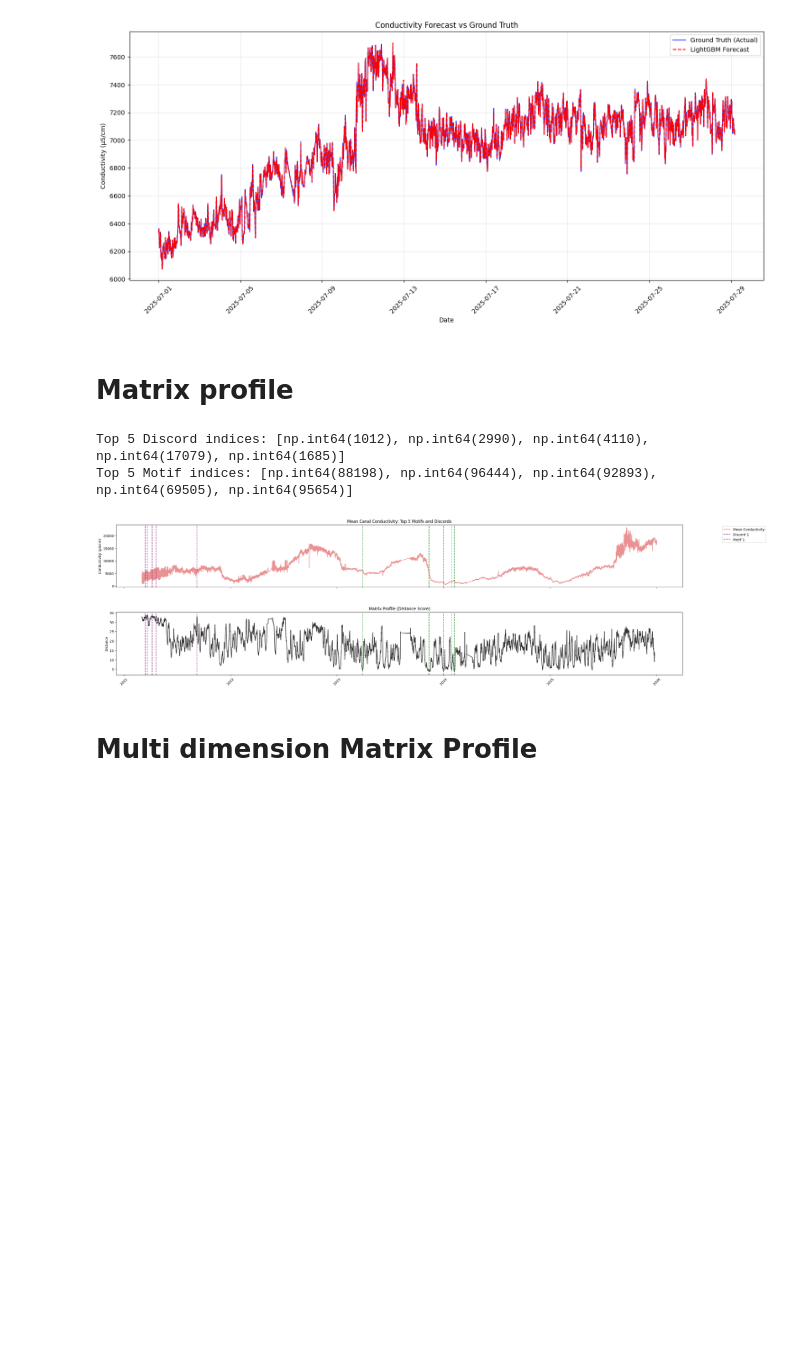
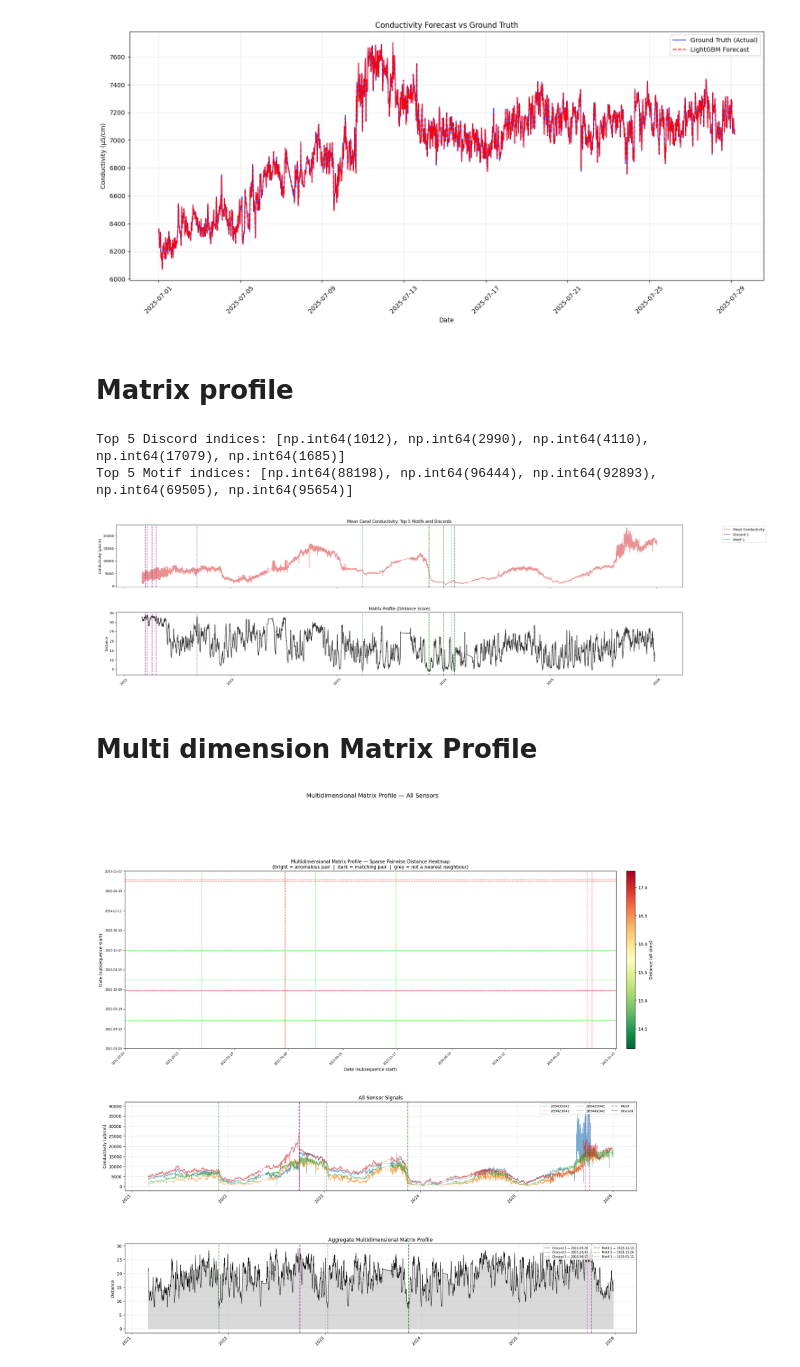
Before and after one commit to ShehabEldeenAyman/Gent-Terneuzen-canal, a Jupyter notebook: time_series_analysis/LightGBM-XGBoost.ipynb, the cells around one changed output. Cells and saved outputs as stored; diff of their text form; code cells hidden in the pictures; blank space fills up the shorter version.

```diff
--- a/time_series_analysis/LightGBM-XGBoost.ipynb
+++ b/time_series_analysis/LightGBM-XGBoost.ipynb
@@ -603,43 +624,40 @@ for i in range(n_subseq):
 # %%
-# ── 5. Visualization ──────────────────────────────────────────────────────────
+# ── 6. Visualization ──────────────────────────────────────────────────────────
 fig = plt.figure(figsize=(22, 20))
 gs  = fig.add_gridspec(3, 2, height_ratios=[2, 1, 1], hspace=0.45, wspace=0.3)
 
-# ── Panel A: 2D Heatmap (both axes = dates) ───────────────────────────────────
+# ── Panel A: Heatmap (both axes = dates) ─────────────────────────────────────
 ax_heat = fig.add_subplot(gs[0, :])
 
-# Downsample for performance if signal is long
-step = max(1, n_subseq // 500)
-ds   = dist_matrix[::step, ::step]
-tick_positions = np.arange(0, n_subseq, step * max(1, n_subseq // (step * 10)))
-tick_labels    = [time_index[i].strftime('%Y-%m-%d') for i in tick_positions if i < len(time_index)]
-tick_display   = np.arange(len(tick_labels))
+im = ax_heat.imshow(ds, aspect='auto', cmap='RdYlGn_r',
+                    origin='lower', interpolation='nearest')
 
-im = ax_heat.imshow(ds, aspect='auto', cmap='RdYlGn_r', origin='lower',
-                    interpolation='nearest')
-ax_heat.set_xticks(tick_display)
-ax_heat.set_xticklabels(tick_labels, rotation=45, ha='right', fontsize=7)
-ax_heat.set_yticks(tick_display)
-ax_heat.set_yticklabels(tick_labels, fontsize=7)
-ax_heat.set_title('Multidimensional Matrix Profile — Pairwise Distance Heatmap\n'
-                  '(bright = anomalous pair, dark = matching pair)', fontsize=12)
+# Map sampled positions → real dates
+n_ticks = 10
+tick_pos  = np.linspace(0, len(sample_idx) - 1, n_ticks, dtype=int)
+tick_dates = [time_index[sample_idx[p]].strftime('%Y-%m-%d')
+              for p in tick_pos if sample_idx[p] < len(time_index)]
+
+ax_heat.set_xticks(tick_pos[:len(tick_dates)])
+ax_heat.set_xticklabels(tick_dates, rotation=45, ha='right', fontsize=7)
+ax_heat.set_yticks(tick_pos[:len(tick_dates)])
+ax_heat.set_yticklabels(tick_dates, fontsize=7)
+ax_heat.set_title('Multidimensional Matrix Profile — Sparse Pairwise Distance Heatmap\n'
+                  '(bright = anomalous pair  |  dark = matching pair  |  grey = not a nearest neighbour)',
+                  fontsize=11)
 ax_heat.set_xlabel('Date (subsequence start)')
 ax_heat.set_ylabel('Date (subsequence start)')
+plt.colorbar(im, ax=ax_heat, fraction=0.02, pad=0.02, label='Distance (all dims)')
 
-cbar = plt.colorbar(im, ax=ax_heat, fraction=0.02, pad=0.02)
-cbar.set_label('Distance (all dimensions)')
-
-# Mark motifs and discords on heatmap
-motif_color   = 'lime'
-discord_color = 'red'
-for idx in motifs:
-    ds_idx = idx // step
-    ax_heat.axvline(ds_idx, color=motif_color,   linestyle='--', alpha=0.7, linewidth=1.2)
-    ax_heat.axhline(ds_idx, color=motif_color,   linestyle='--', alpha=0.7, linewidth=1.2)
-for idx in discords:
-    ds_idx = idx // step
-    ax_heat.axvline(ds_idx, color=discord_color, linestyle='--', alpha=0.7, linewidth=1.2)
-    ax_heat.axhline(ds_idx, color=discord_color, linestyle='--', alpha=0.7, linewidth=1.2)
+# Overlay motif / discord lines on heatmap
+for i, idx in enumerate(motifs):
+    ds_idx = int(np.searchsorted(sample_idx, idx))
+    ax_heat.axvline(ds_idx, color='lime',   linestyle='--', alpha=0.8 - i*0.15, linewidth=1.2)
+    ax_heat.axhline(ds_idx, color='lime',   linestyle='--', alpha=0.8 - i*0.15, linewidth=1.2)
+for i, idx in enumerate(discords):
+    ds_idx = int(np.searchsorted(sample_idx, idx))
+    ax_heat.axvline(ds_idx, color='red',    linestyle='--', alpha=0.8 - i*0.15, linewidth=1.2)
+    ax_heat.axhline(ds_idx, color='red',    linestyle='--', alpha=0.8 - i*0.15, linewidth=1.2)
 
 # ── Panel B: Per-sensor signals ───────────────────────────────────────────────
 ax_sig = fig.add_subplot(gs[1, :])
@@ -647,55 +665,47 @@ colors_sensor = ['#1f77b4', '#ff7f0e', '#2ca02c', '#d62728']
 for s, col in zip(sensors, colors_sensor):
     ax_sig.plot(time_index, final_df[s].interpolate().values,
                 label=s, color=col, alpha=0.6, linewidth=0.7)
-
 for i, idx in enumerate(motifs):
-    alpha_val = 1.0 - i * 0.2
     ax_sig.axvline(time_index[idx], color='green',  linestyle='--',
-                   alpha=alpha_val, label='Motif' if i == 0 else None)
+                   alpha=0.8 - i*0.2, label='Motif'   if i == 0 else None)
 for i, idx in enumerate(discords):
-    alpha_val = 1.0 - i * 0.2
     ax_sig.axvline(time_index[idx], color='purple', linestyle='--',
-                   alpha=alpha_val, label='Discord' if i == 0 else None)
-
+                   alpha=0.8 - i*0.2, label='Discord' if i == 0 else None)
 ax_sig.set_title('All Sensor Signals')
 ax_sig.set_ylabel('Conductivity (μS/cm)')
 ax_sig.legend(loc='upper right', fontsize=8, ncol=3)
 ax_sig.grid(True, alpha=0.3)
 plt.setp(ax_sig.get_xticklabels(), rotation=45, ha='right')
 
-# ── Panel C: Aggregate profile (1D summary) ───────────────────────────────────
+# ── Panel C: Aggregate matrix profile ─────────────────────────────────────────
 ax_mp = fig.add_subplot(gs[2, :])
 ax_mp.plot(time_index[:len(aggregate_profile)], aggregate_profile,
-           color='black', linewidth=0.8, alpha=0.8)
+           color='black', linewidth=0.8)
 ax_mp.fill_between(time_index[:len(aggregate_profile)], aggregate_profile,
                    alpha=0.15, color='black')
-
 for i, idx in enumerate(discords):
-    alpha_val = 1.0 - i * 0.2
-    ax_mp.axvline(time_index[idx], color='purple', linestyle='--', alpha=alpha_val,
+    ax_mp.axvline(time_index[idx], color='purple', linestyle='--', alpha=0.8 - i*0.2,
                   label=f'Discord {i+1} — {time_index[idx].strftime("%Y-%m-%d")}')
 for i, idx in enumerate(motifs):
-    alpha_val = 1.0 - i * 0.2
-    ax_mp.axvline(time_index[idx], color='green',  linestyle='--', alpha=alpha_val,
+    ax_mp.axvline(time_index[idx], color='green',  linestyle='--', alpha=0.8 - i*0.2,
                   label=f'Motif {i+1} — {time_index[idx].strftime("%Y-%m-%d")}')
-
-ax_mp.set_title('Aggregate Multidimensional Matrix Profile (all-dimension row)')
+ax_mp.set_title('Aggregate Multidimensional Matrix Profile')
 ax_mp.set_ylabel('Distance')
 ax_mp.legend(loc='upper right', fontsize=7, ncol=2)
 ax_mp.grid(True, alpha=0.3)
 plt.setp(ax_mp.get_xticklabels(), rotation=45, ha='right')
 
-plt.suptitle('Multidimensional Matrix Profile Analysis — All Sensors', fontsize=14, y=1.01)
+plt.suptitle('Multidimensional Matrix Profile — All Sensors', fontsize=14, y=1.01)
 plt.tight_layout()
 plt.show()
 
-# ── 6. Print which sensors contribute to each discord ────────────────────────
+# ── 7. Contributing sensor report ─────────────────────────────────────────────
 print("=== Top Discords — Contributing Sensors ===")
 for rank, idx in enumerate(discords):
-    # mmp_I[-1, idx] tells you the nearest-neighbor; lower rows tell you which
-    # subset of dimensions was most anomalous
-    dim_distances = mmp[:, idx]   # distance at each dimensionality level
-    worst_dim     = int(np.argmax(np.diff(dim_distances)))  # biggest jump = sensor added most anomaly
+    dim_distances = mmp[:, idx]
+    worst_dim     = int(np.argmax(np.diff(dim_distances)))
     ts = time_index[idx].strftime('%Y-%m-%d %H:%M')
     print(f"  Discord #{rank+1} @ {ts} | MP={aggregate_profile[idx]:.3f} "
-          f"| most anomalous when adding dim {worst_dim+1} ({sensors[worst_dim]})")
+          f"| driven by sensor {sensors[worst_dim]}")
+# %% [output]
+[figure, added]
```
Also changed, not shown: parts of 3 cells of this notebook, 3 other files.
